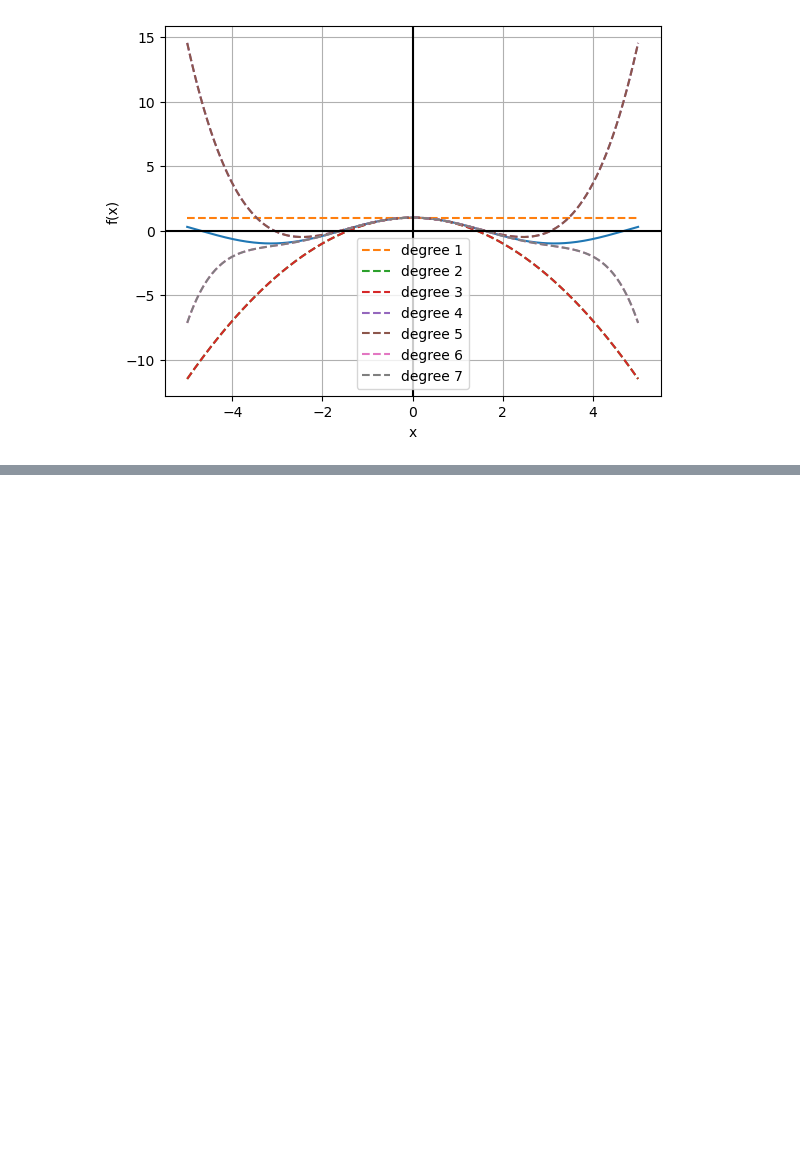
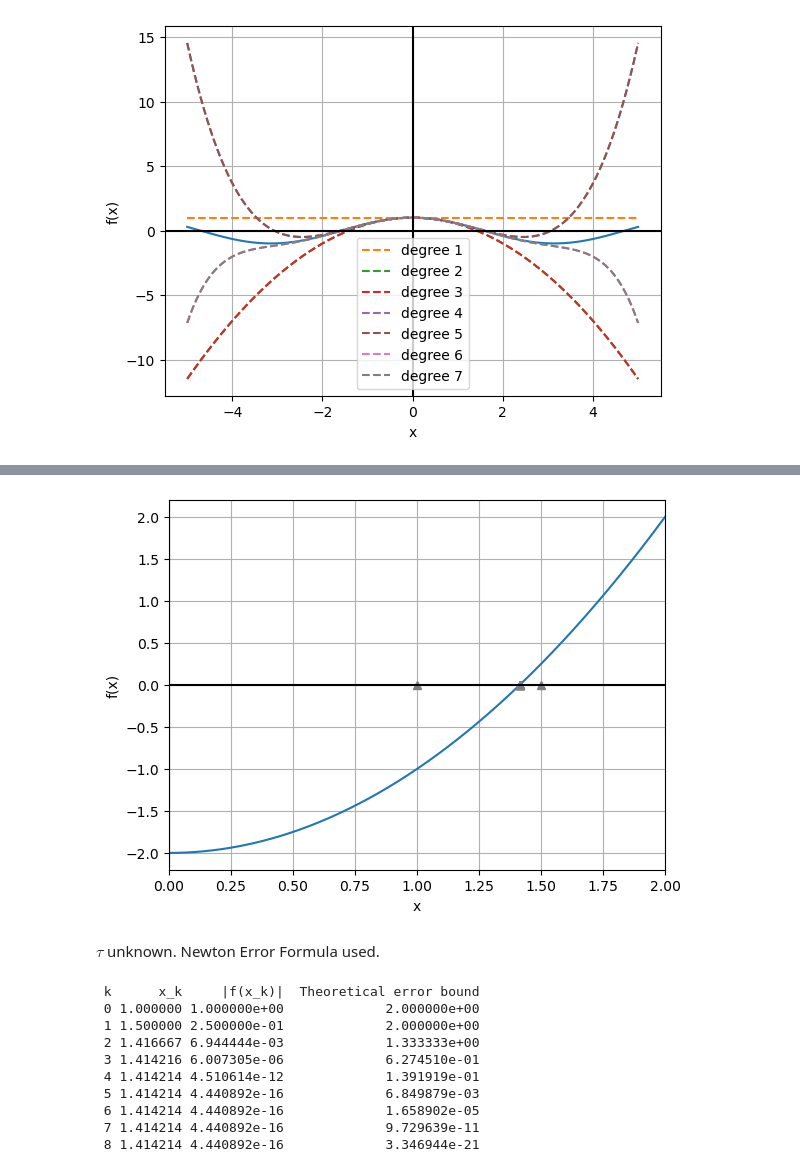
Before and after one commit to CaoimheMannion/Maths, a Jupyter notebook: MA385.ipynb, the cells around one changed output, grey strips where cells are left out. Cells and saved outputs as stored; diff of their text form; code cells hidden in the pictures; blank space fills up the shorter version.

```diff
--- a/MA385.ipynb
+++ b/MA385.ipynb
@@ -340,0 +508,15 @@ $$ R_k(x) =\frac{x^{k+1}}{(k+1)!}e^{\sigma} \text{ , for some }\sigma \in [0,x]$
+# %%
+newton(f2, 0, 2, 1, tau=False)
+# %% [output]
+[figure, added]
+$\tau$ unknown. Newton Error Formula used.
+ k      x_k     |f(x_k)|  Theoretical error bound
+ 0 1.000000 1.000000e+00             2.000000e+00
+ 1 1.500000 2.500000e-01             2.000000e+00
+ 2 1.416667 6.944444e-03             1.333333e+00
+ 3 1.414216 6.007305e-06             6.274510e-01
+ 4 1.414214 4.510614e-12             1.391919e-01
+ 5 1.414214 4.440892e-16             6.849879e-03
+ 6 1.414214 4.440892e-16             1.658902e-05
+ 7 1.414214 4.440892e-16             9.729639e-11
+ 8 1.414214 4.440892e-16             3.346944e-21
```
Also changed, not shown: parts of 20 cells of this notebook.
